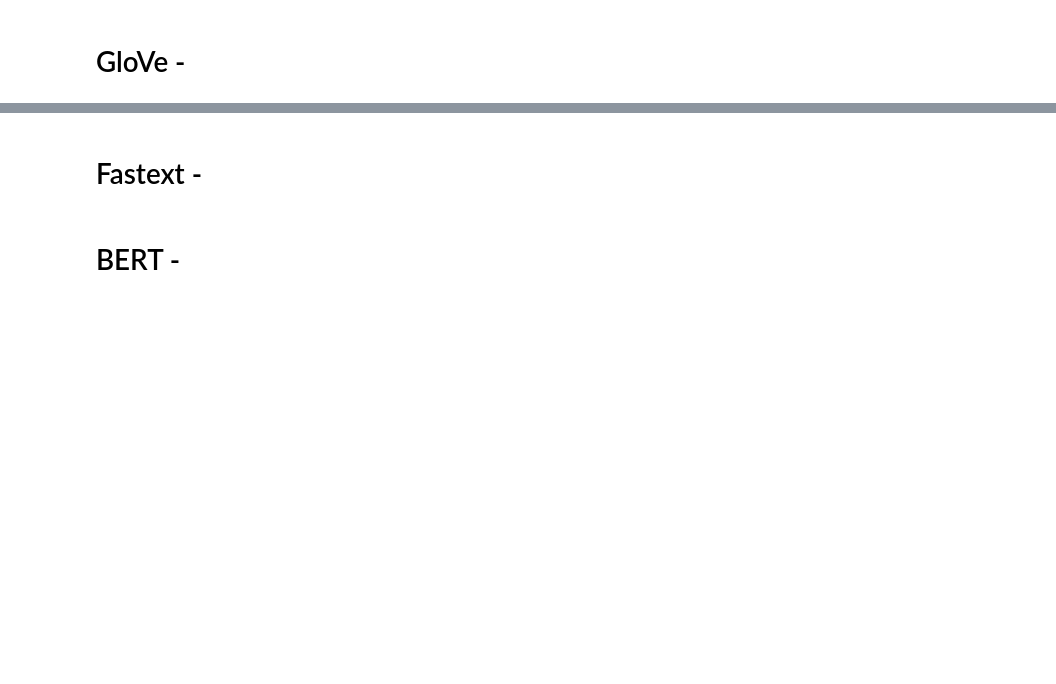
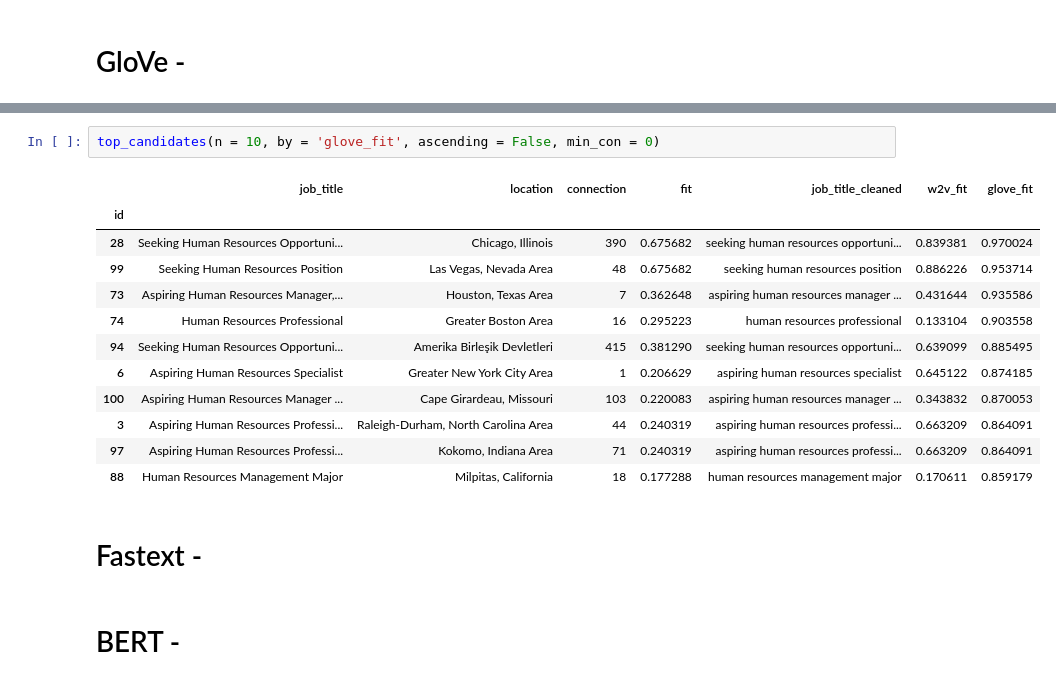
Before and after one commit to kre8tions/Apziva, a Jupyter notebook: tirMlkapx4XpMRlG/tirMlkapx4XpMRlG.ipynb, the cells around one changed output, grey strips where cells are left out. Cells and saved outputs as stored; diff of their text form; blank space fills up the shorter version.

```diff
--- a/tirMlkapx4XpMRlG/tirMlkapx4XpMRlG.ipynb
+++ b/tirMlkapx4XpMRlG/tirMlkapx4XpMRlG.ipynb
@@ -480,3 +649,18 @@ top_candidates(n = 10, by = 'w2v_fit', ascending = False, min_con = 20, location
+# %%
+top_candidates(n = 10, by = 'glove_fit', ascending = False, min_con = 0)
+# %% [output]
+|  | job_title | location | connection | fit | job_title_cleaned | w2v_fit | glove_fit |
+| id |  |  |  |  |  |  |  |
+| 28 | Seeking Human Resources Opportuni... | Chicago, Illinois | 390 | 0.675682 | seeking human resources opportuni... | 0.839381 | 0.970024 |
+| 99 | Seeking Human Resources Position | Las Vegas, Nevada Area | 48 | 0.675682 | seeking human resources position | 0.886226 | 0.953714 |
+| 73 | Aspiring Human Resources Manager,... | Houston, Texas Area | 7 | 0.362648 | aspiring human resources manager ... | 0.431644 | 0.935586 |
+| 74 | Human Resources Professional | Greater Boston Area | 16 | 0.295223 | human resources professional | 0.133104 | 0.903558 |
+| 94 | Seeking Human Resources Opportuni... | Amerika Birleşik Devletleri | 415 | 0.381290 | seeking human resources opportuni... | 0.639099 | 0.885495 |
+| 6 | Aspiring Human Resources Specialist | Greater New York City Area | 1 | 0.206629 | aspiring human resources specialist | 0.645122 | 0.874185 |
+| 100 | Aspiring Human Resources Manager ... | Cape Girardeau, Missouri | 103 | 0.220083 | aspiring human resources manager ... | 0.343832 | 0.870053 |
+| 3 | Aspiring Human Resources Professi... | Raleigh-Durham, North Carolina Area | 44 | 0.240319 | aspiring human resources professi... | 0.663209 | 0.864091 |
+| 97 | Aspiring Human Resources Professi... | Kokomo, Indiana Area | 71 | 0.240319 | aspiring human resources professi... | 0.663209 | 0.864091 |
+| 88 | Human Resources Management Major | Milpitas, California | 18 | 0.177288 | human resources management major | 0.170611 | 0.859179 |
 # %% [markdown]
 # Fastext -
 # %% [markdown]
```
Also changed, not shown: parts of 37 cells of this notebook.
